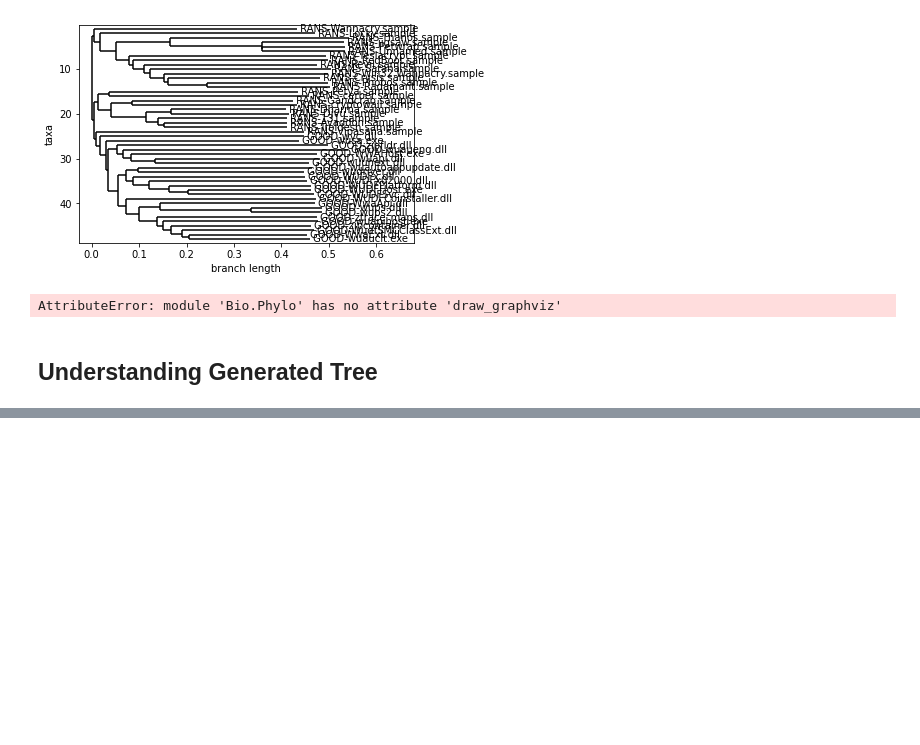
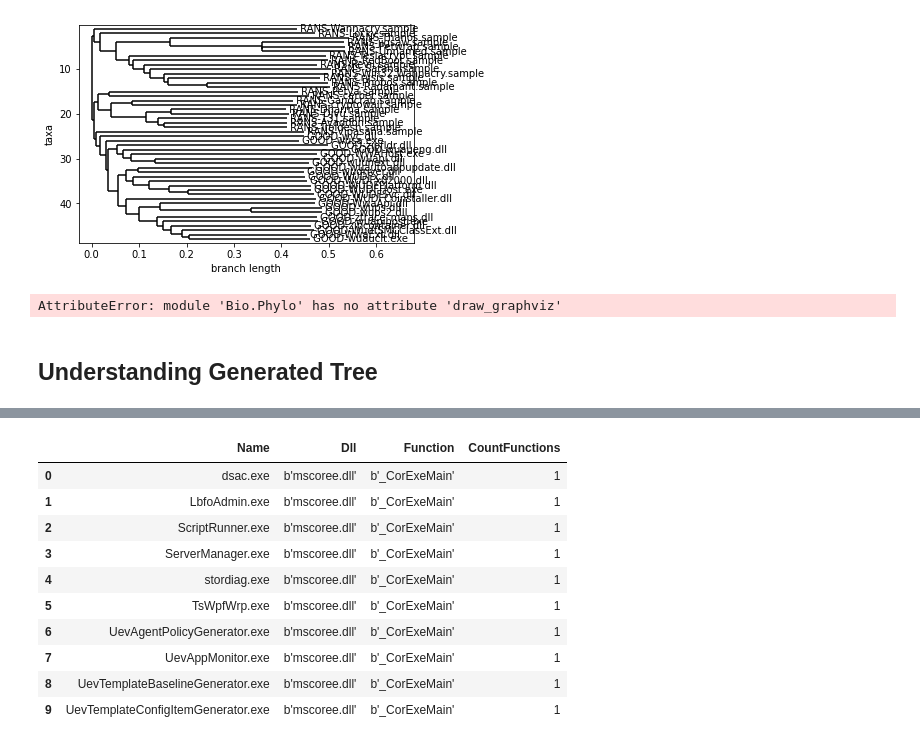
Before and after one commit to c2dc/nastyware, a Jupyter notebook: notebooks/static-attributes.ipynb, the cells around one changed output, grey strips where cells are left out. Drawn from its saved outputs; the diff is of its cells as text; code cells hidden in the pictures; blank space fills up the shorter version.

```diff
--- a/notebooks/static-attributes.ipynb
+++ b/notebooks/static-attributes.ipynb
@@ -420,0 +354,4 @@ ransomware_functions[   ransomware_functions['Name'].str.contains("Ryuk\.") | \
+# %%
+pesCorExeMain = peFunctions[peFunctions['Function'].str.contains('CorExeMain', case=False)]
+nearsBr1 = pd.concat([pesCorExeMain, Br1]).drop_duplicates(keep=False)
+nearsBr1
@@ -420,0 +395,14 @@ ransomware_functions[   ransomware_functions['Name'].str.contains("Ryuk\.") | \
+# %%
+nearsBr1
+# %% [output]
+|  | Name | Dll | Function | CountFunctions |
+| 0 | dsac.exe | b'mscoree.dll' | b'_CorExeMain' | 1 |
+| 1 | LbfoAdmin.exe | b'mscoree.dll' | b'_CorExeMain' | 1 |
+| 2 | ScriptRunner.exe | b'mscoree.dll' | b'_CorExeMain' | 1 |
+| 3 | ServerManager.exe | b'mscoree.dll' | b'_CorExeMain' | 1 |
+| 4 | stordiag.exe | b'mscoree.dll' | b'_CorExeMain' | 1 |
+| 5 | TsWpfWrp.exe | b'mscoree.dll' | b'_CorExeMain' | 1 |
+| 6 | UevAgentPolicyGenerator.exe | b'mscoree.dll' | b'_CorExeMain' | 1 |
+| 7 | UevAppMonitor.exe | b'mscoree.dll' | b'_CorExeMain' | 1 |
+| 8 | UevTemplateBaselineGenerator.exe | b'mscoree.dll' | b'_CorExeMain' | 1 |
+| 9 | UevTemplateConfigItemGenerator.exe | b'mscoree.dll' | b'_CorExeMain' | 1 |
```
Also changed, not shown: parts of 30 cells of this notebook, 3 other files.
